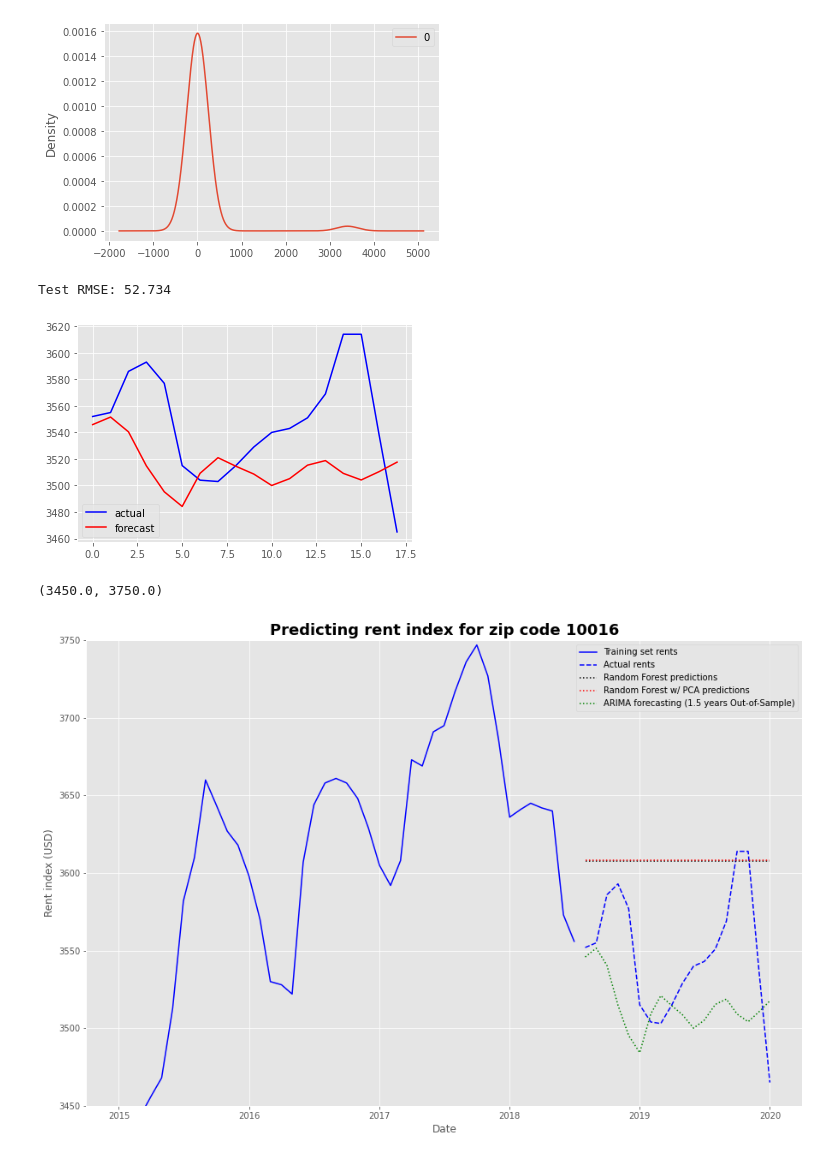
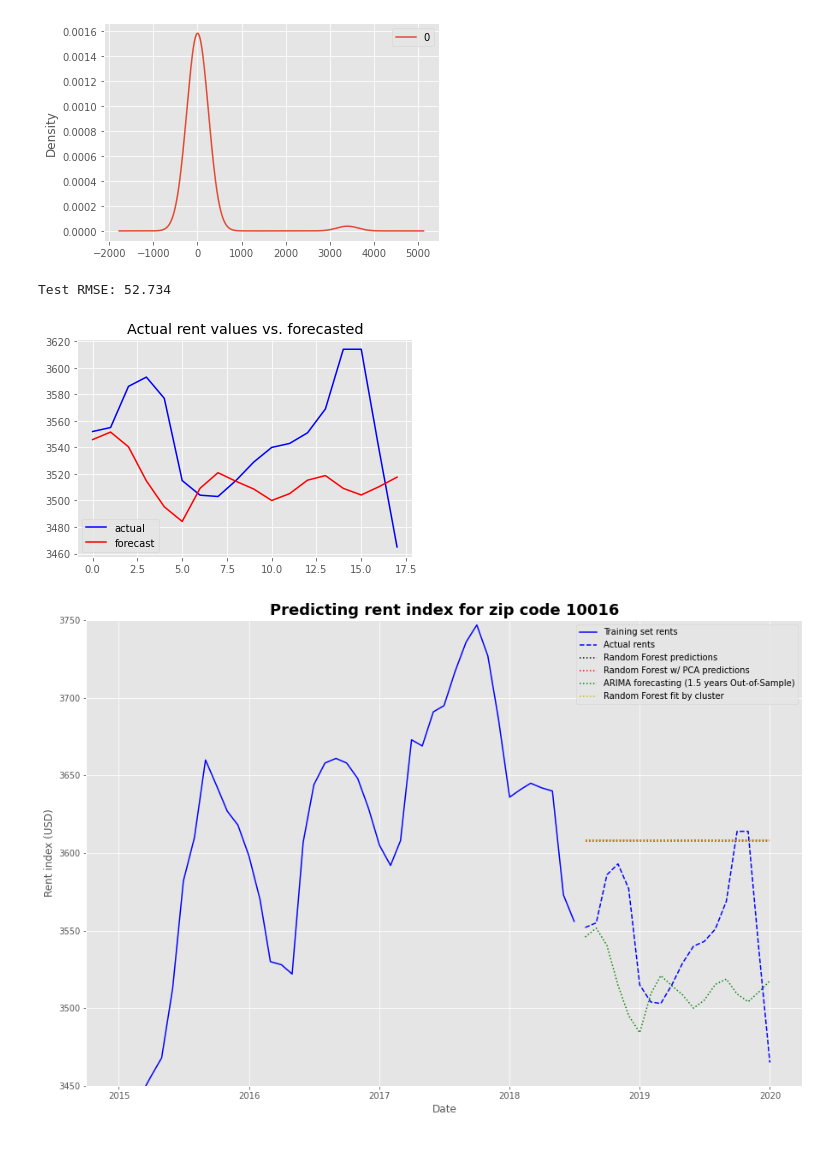
Before and after one commit to EugeniaDickson/zillow_rent_index, a Jupyter notebook: DouglasPizac/rent_model.ipynb, the cells around one changed output. Cells and saved outputs as stored; diff of their text form; code cells hidden in the pictures.

```diff
--- a/DouglasPizac/rent_model.ipynb
+++ b/DouglasPizac/rent_model.ipynb
@@ -515,12 +364,12 @@ Name: Clusters, dtype: int64
 # %% [markdown]
 # Comparing model predictions for NY zip code
 # %%
-park_train = zillow_data.loc[(zillow_data.index <'2018-08-01')&(zillow_data['Zipcode']=='10016')]
-park_test = zillow_data.loc[(zillow_data.index >='2018-08-01')&(zillow_data['Zipcode']=='10016')]
+ny_train = zillow_data.loc[(zillow_data.index <'2018-08-01')&(zillow_data['Zipcode']=='10016')]
+ny_test = zillow_data.loc[(zillow_data.index >='2018-08-01')&(zillow_data['Zipcode']=='10016')]
 # %%
-park_train_rent = park_train['Rent']
-park_test_rent = park_test['Rent']
-park_features = park_test[features.columns].copy()
-park_features.shape
+ny_train_rent = ny_train['Rent']
+ny_test_rent = ny_test['Rent']
+ny_features = ny_test[features.columns].copy()
+ny_features.shape
 # %% [output]
 (18, 16)
@@ -666,9 +500,8 @@ Taking first derivative makes it stationary
 # %%
 # split into train and test sets
 from sklearn.metrics import mean_squared_error
-X = park_train_rent.values
-size = int(len(X) * 0.75)
-train, test = park_train_rent.values, park_test_rent.values
+X = ny_train_rent.values
+train, test = ny_train_rent.values, ny_test_rent.values
 history = [x for x in train]
 predictions = list()
 # walk-forward validation
@@ -696,31 +529,33 @@ for yhat in forecast:
     predictions.append(yhat)
 # %%
 # evaluate forecasts
-rmse = mean_squared_error(park_test_rent, predictions,squared = False)
+rmse = mean_squared_error(ny_test_rent, predictions,squared = False)
 print('Test RMSE: %.3f' % rmse)
 # plot forecasts against actual outcomes
 plt.plot(test, color = 'blue')
 plt.plot(predictions, color='red')
 plt.legend(['actual','forecast'])
+plt.title('Actual rent values vs. forecasted')
 plt.show()
 # %% [output]
 Test RMSE: 52.734
-[figure, old version]
+[figure, new version]
 # %%
 plt.figure(figsize = (15,10))
-plt.plot(park_train_rent,'b')
-plt.plot(park_test_rent,'b--')
-plt.plot(np.exp(park_predictions),'k:')
+plt.plot(ny_train_rent,'b')
+plt.plot(ny_test_rent,'b--')
+plt.plot(np.exp(ny_predictions),'k:')
 plt.plot(np.exp(pca_predictors),'r:')
-plt.plot(pd.Series(predictions,index = park_test_rent.index),'g:')
+plt.plot(pd.Series(predictions,index = ny_test_rent.index),'g:')
+plt.plot(pd.Series(np.exp(clust), index = ny_test_rent.index),'y:')
 
 plt.legend(['Training set rents','Actual rents',
             'Random Forest predictions',
-            'Random Forest w/ PCA predictions','ARIMA forecasting (1.5 years Out-of-Sample)'])
+            'Random Forest w/ PCA predictions','ARIMA forecasting (1.5 years Out-of-Sample)','Random Forest fit by cluster'])
 plt.title('Predicting rent index for zip code 10016', fontsize = 18, fontweight = 'bold')
 plt.xlabel('Date')
 plt.ylabel('Rent index (USD)')
 plt.ylim([3450,3750])
+plt.show()
 # %% [output]
-(3450.0, 3750.0)
-[figure, old version]
+[figure, new version]
```
Also changed, not shown: parts of 87 cells of this notebook, 1 other file.
